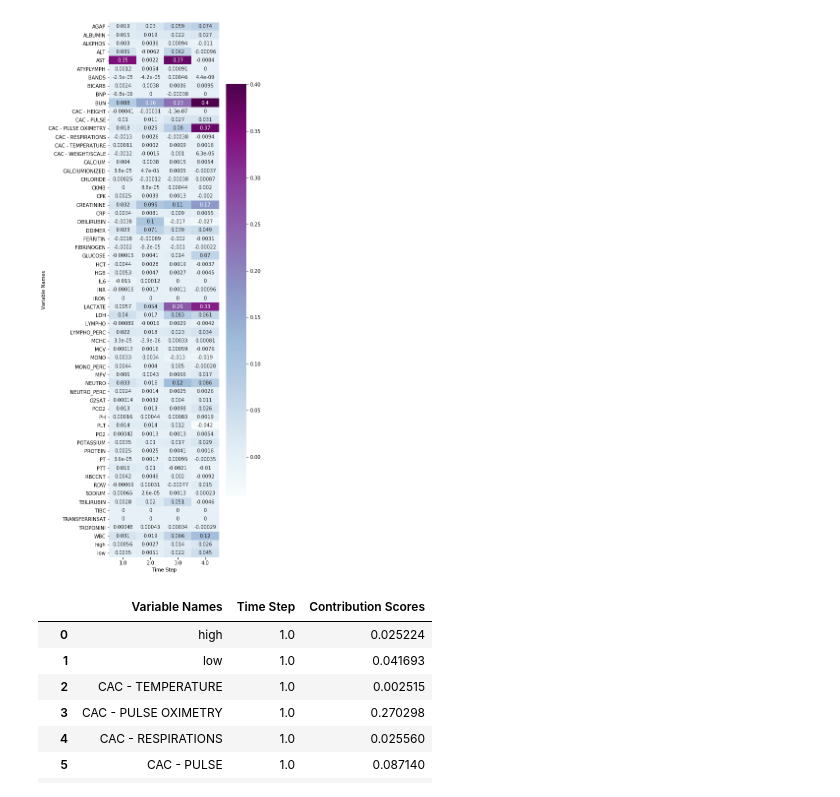
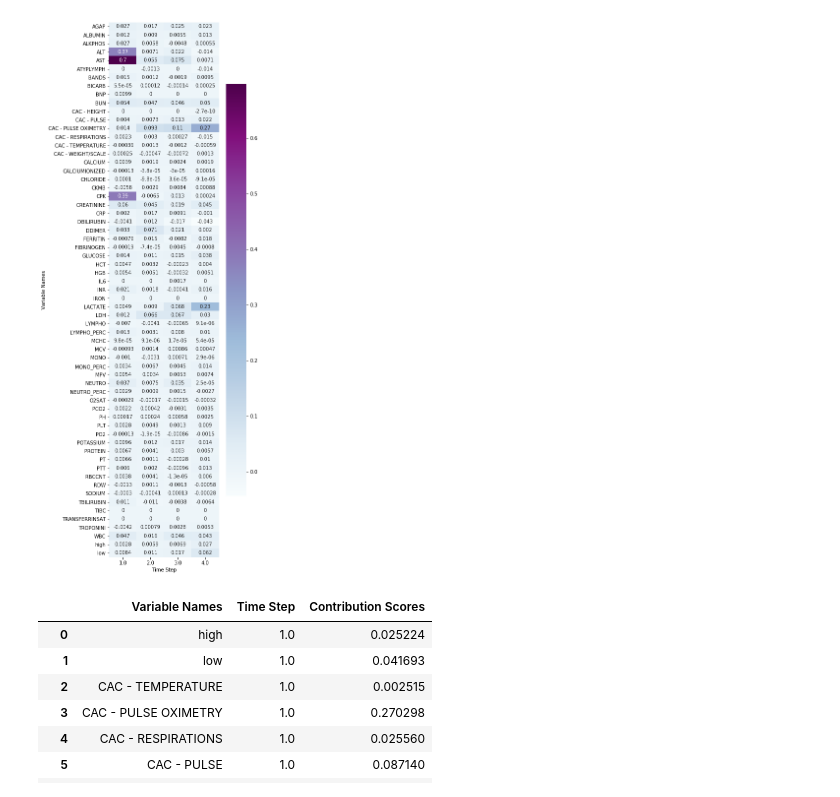
Before and after one commit to Tingyiwanyan/Contrastive_Learning_For_Covid, a Jupyter notebook: draw_heat_map.ipynb, the cells around one changed output. Cells and saved outputs as stored; diff of their text form; code cells hidden in the pictures.

```diff
--- a/draw_heat_map.ipynb
+++ b/draw_heat_map.ipynb
@@ -4,12 +4,12 @@ import numpy as np
 import matplotlib.pyplot as plt
 # %%
 import pandas as pd
-heat = pd.read_csv("9_mortality_24_retain_cl_heat_map.csv")
+heat = pd.read_csv("9_mortality_24h_retain_ce_heat_map.csv")
 heat_map = heat.pivot("Variable Names","Time Step","Contribution Scores")
 fig = plt.figure(figsize=(5,20))
 heat_ = sns.heatmap(heat_map,annot=True,cmap='BuPu')
 # %% [output]
-[figure, old version]
+[figure, new version]
 # %%
 heat
 # %% [output]
```
Also changed, not shown: 6 other files.
